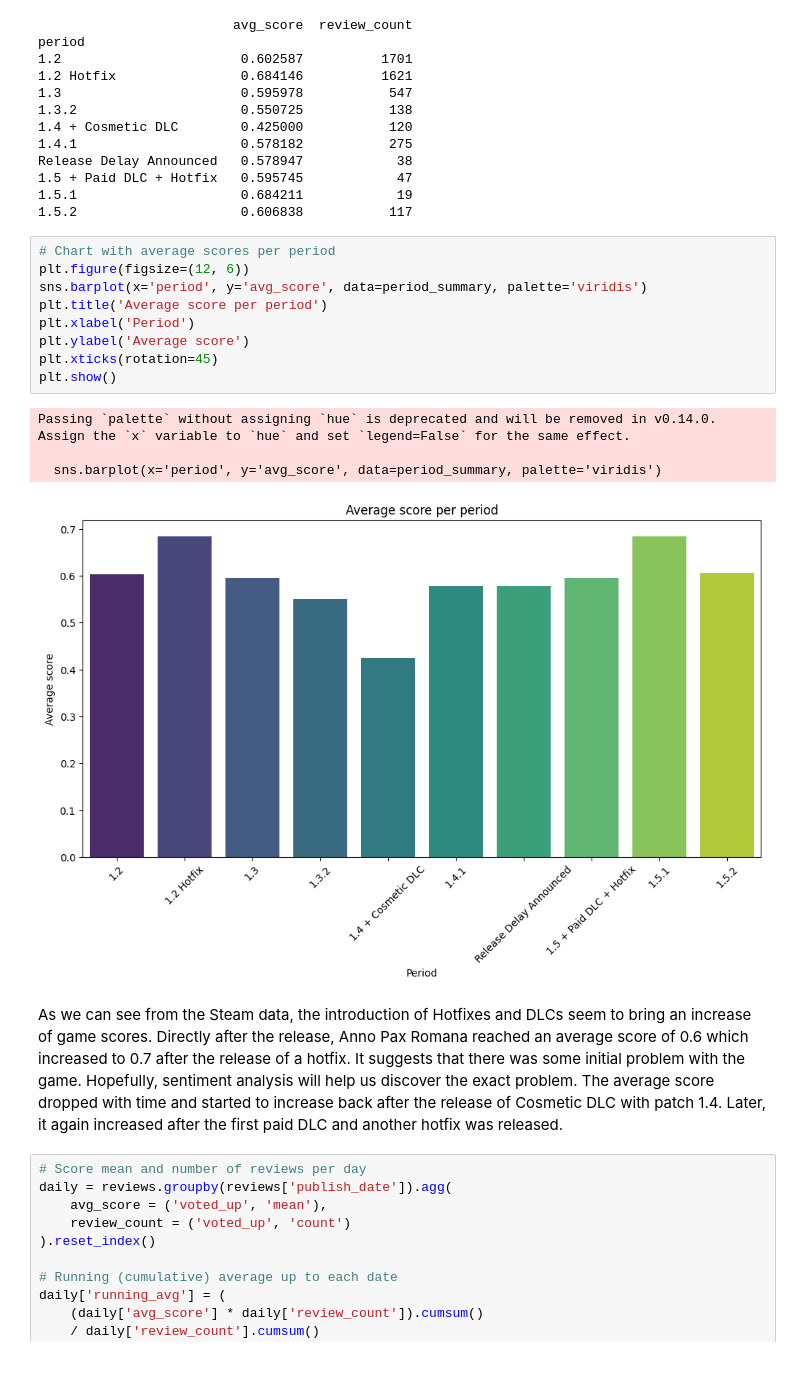
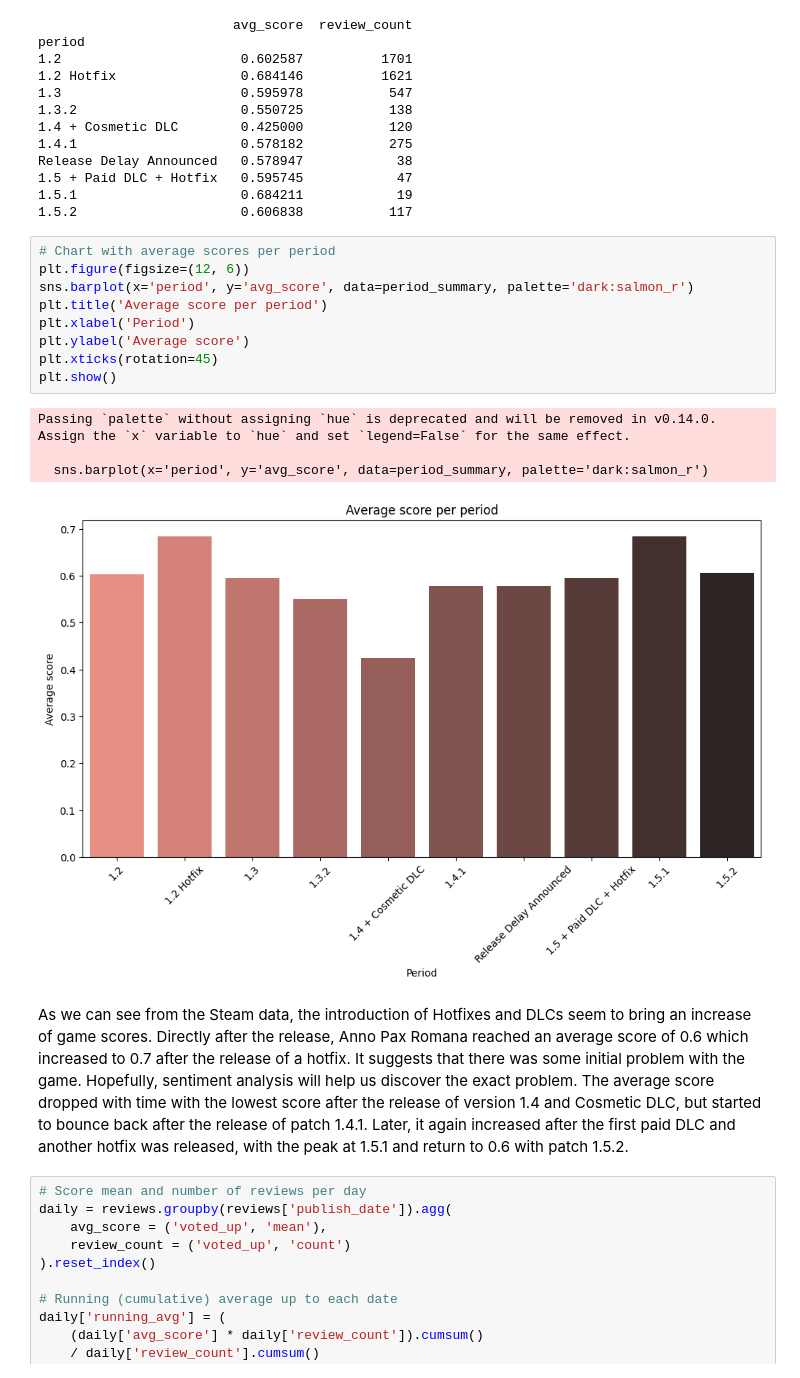
Before and after one commit to GabrielaTranslite/Sentiment_Analysis_Video_Games, a Jupyter notebook: sentiment_analysis.ipynb, the cells around one changed output. Saved outputs shown, nothing was run; the diff lists cells and outputs as text.

```diff
--- a/sentiment_analysis.ipynb
+++ b/sentiment_analysis.ipynb
@@ -304,19 +304,19 @@ Release Delay Announced   0.578947            38
 # %%
 # Chart with average scores per period
 plt.figure(figsize=(12, 6))
-sns.barplot(x='period', y='avg_score', data=period_summary, palette='viridis')
+sns.barplot(x='period', y='avg_score', data=period_summary, palette='dark:salmon_r')
 plt.title('Average score per period')
 plt.xlabel('Period')
 plt.ylabel('Average score')
 plt.xticks(rotation=45)
 plt.show()
 # %% [output]
 Passing `palette` without assigning `hue` is deprecated and will be removed in v0.14.0. Assign the `x` variable to `hue` and set `legend=False` for the same effect.
 
-  sns.barplot(x='period', y='avg_score', data=period_summary, palette='viridis')
+  sns.barplot(x='period', y='avg_score', data=period_summary, palette='dark:salmon_r')
-[figure, old version]
+[figure, new version]
 # %% [markdown]
-As we can see from the Steam data, the introduction of Hotfixes and DLCs seem to bring an increase of game scores. Directly after the release, Anno Pax Romana reached an average score of 0.6 which increased to 0.7 after the release of a hotfix. It suggests that there was some initial problem with the game. Hopefully, sentiment analysis will help us discover the exact problem. The average score dropped with time and started to increase back after the release of Cosmetic DLC with patch 1.4. Later, it again increased after the first paid DLC and another hotfix was released.
+As we can see from the Steam data, the introduction of Hotfixes and DLCs seem to bring an increase of game scores. Directly after the release, Anno Pax Romana reached an average score of 0.6 which increased to 0.7 after the release of a hotfix. It suggests that there was some initial problem with the game. Hopefully, sentiment analysis will help us discover the exact problem. The average score dropped with time with the lowest score after the release of version 1.4 and Cosmetic DLC, but started to bounce back after the release of patch 1.4.1. Later, it again increased after the first paid DLC and another hotfix was released, with the peak at 1.5.1 and return to 0.6 with patch 1.5.2.
 # %%
 # Score mean and number of reviews per day
 daily = reviews.groupby(reviews['publish_date']).agg(
```
Also changed, not shown: parts of 12 cells of this notebook.
